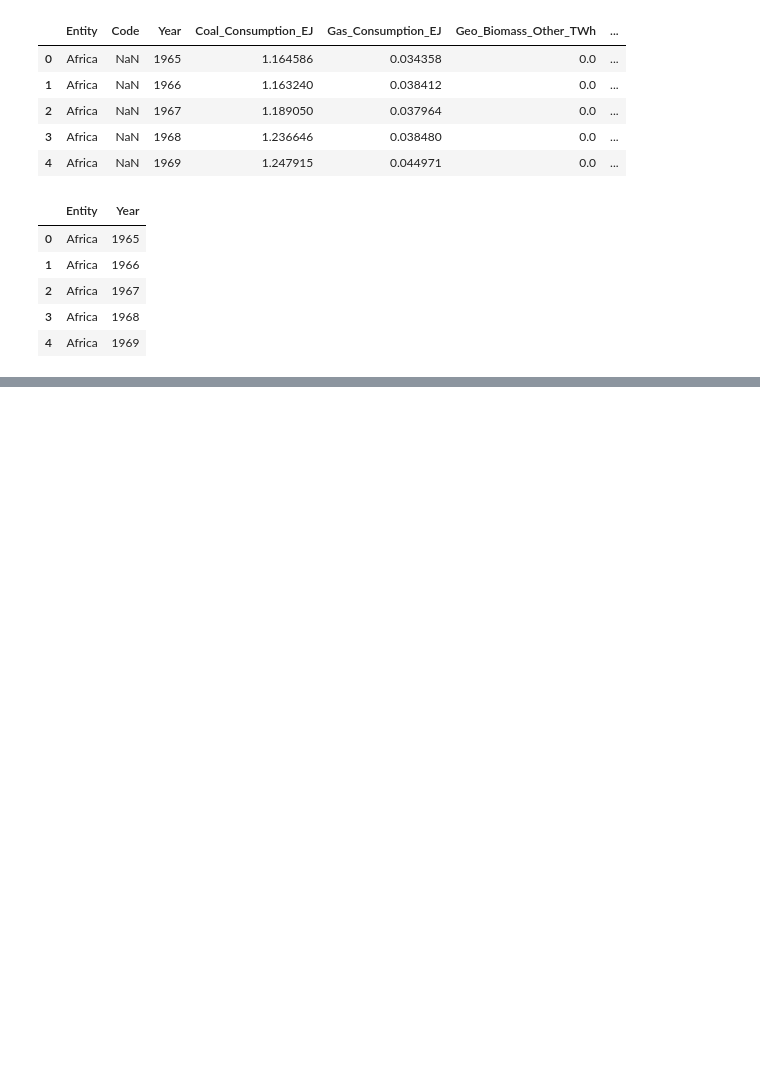
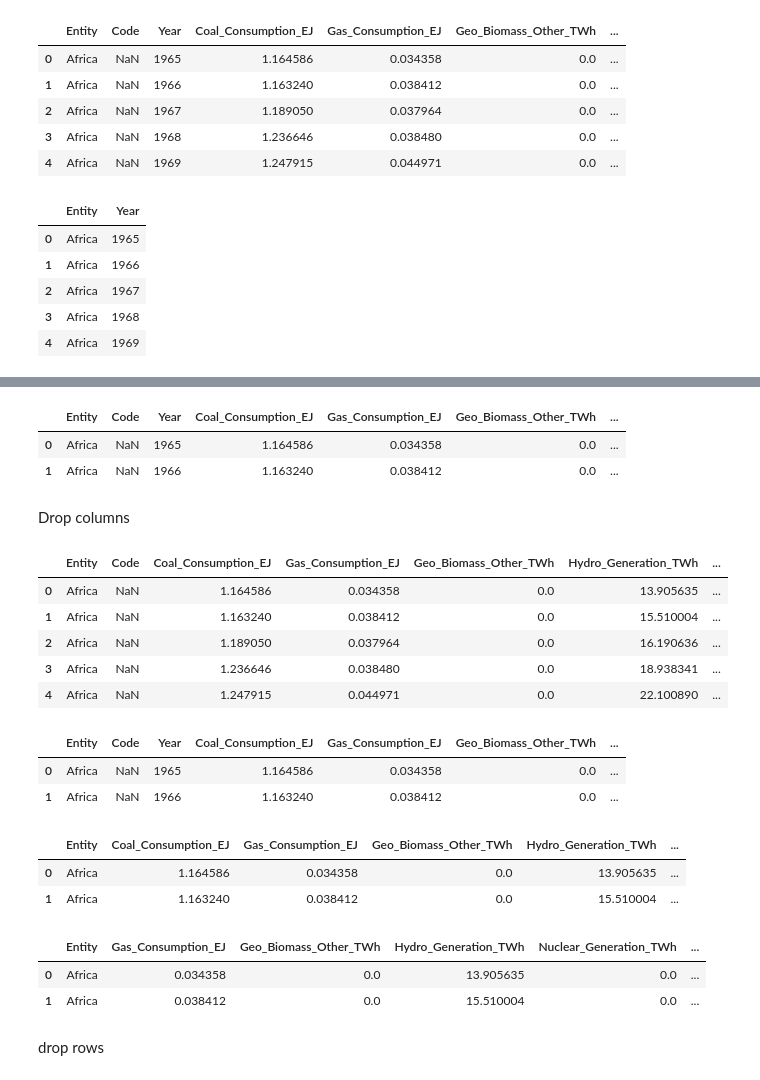
Before and after one commit to julianramirez19m/hyperblog, a Jupyter notebook: pandas.ipynb, the cells around one changed output, grey strips where cells are left out. Saved outputs shown, nothing was run; the diff lists cells and outputs as text; code cells hidden in the pictures; blank space fills up the shorter version.

```diff
--- a/pandas.ipynb
+++ b/pandas.ipynb
@@ -171,0 +177,3 @@ df_archivo.loc[0:4, ['Entity', 'Year']] #Filtrando por filas y columnas (filtra
+# %%
+df_archivo = pd.read_csv("/Fuentes_Consumo_Energia.csv", sep=",")
+df_archivo
@@ -171,0 +194,23 @@ df_archivo.loc[0:4, ['Entity', 'Year']] #Filtrando por filas y columnas (filtra
+# %%
+df_archivo.head(2)
+# %% [output]
+|  | Entity | Code | Year | Coal_Consumption_EJ | Gas_Consumption_EJ | Geo_Biomass_Other_TWh | ... |
+| 0 | Africa | NaN | 1965 | 1.164586 | 0.034358 | 0.0 | ... |
+| 1 | Africa | NaN | 1966 | 1.163240 | 0.038412 | 0.0 | ... |
+# %% [markdown]
+Drop columns
+# %%
+df_archivo.drop("Year", axis=1).head() #Elimina columnas de salida pero del Dataframe
+# %% [output]
+|  | Entity | Code | Coal_Consumption_EJ | Gas_Consumption_EJ | Geo_Biomass_Other_TWh | Hydro_Generation_TWh | ... |
+| 0 | Africa | NaN | 1.164586 | 0.034358 | 0.0 | 13.905635 | ... |
+| 1 | Africa | NaN | 1.163240 | 0.038412 | 0.0 | 15.510004 | ... |
+| 2 | Africa | NaN | 1.189050 | 0.037964 | 0.0 | 16.190636 | ... |
+| 3 | Africa | NaN | 1.236646 | 0.038480 | 0.0 | 18.938341 | ... |
+| 4 | Africa | NaN | 1.247915 | 0.044971 | 0.0 | 22.100890 | ... |
+# %%
+df_archivo.head(2)
+# %% [output]
+|  | Entity | Code | Year | Coal_Consumption_EJ | Gas_Consumption_EJ | Geo_Biomass_Other_TWh | ... |
+| 0 | Africa | NaN | 1965 | 1.164586 | 0.034358 | 0.0 | ... |
+| 1 | Africa | NaN | 1966 | 1.163240 | 0.038412 | 0.0 | ... |
@@ -171,0 +219,6 @@ df_archivo.loc[0:4, ['Entity', 'Year']] #Filtrando por filas y columnas (filtra
+# %%
+df_archivo.head(2)
+# %% [output]
+|  | Entity | Coal_Consumption_EJ | Gas_Consumption_EJ | Geo_Biomass_Other_TWh | Hydro_Generation_TWh | ... |
+| 0 | Africa | 1.164586 | 0.034358 | 0.0 | 13.905635 | ... |
+| 1 | Africa | 1.163240 | 0.038412 | 0.0 | 15.510004 | ... |
@@ -171,0 +227,8 @@ df_archivo.loc[0:4, ['Entity', 'Year']] #Filtrando por filas y columnas (filtra
+# %%
+df_archivo.head(2)
+# %% [output]
+|  | Entity | Gas_Consumption_EJ | Geo_Biomass_Other_TWh | Hydro_Generation_TWh | Nuclear_Generation_TWh | ... |
+| 0 | Africa | 0.034358 | 0.0 | 13.905635 | 0.0 | ... |
+| 1 | Africa | 0.038412 | 0.0 | 15.510004 | 0.0 | ... |
+# %% [markdown]
+drop rows
```
Also changed, not shown: parts of 19 cells of this notebook.
